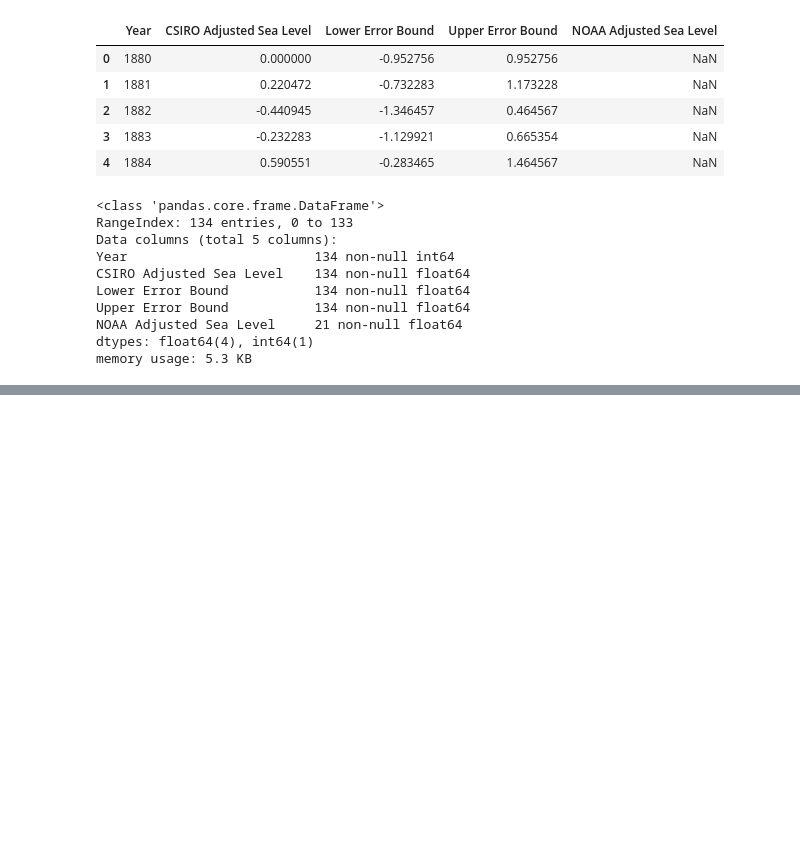
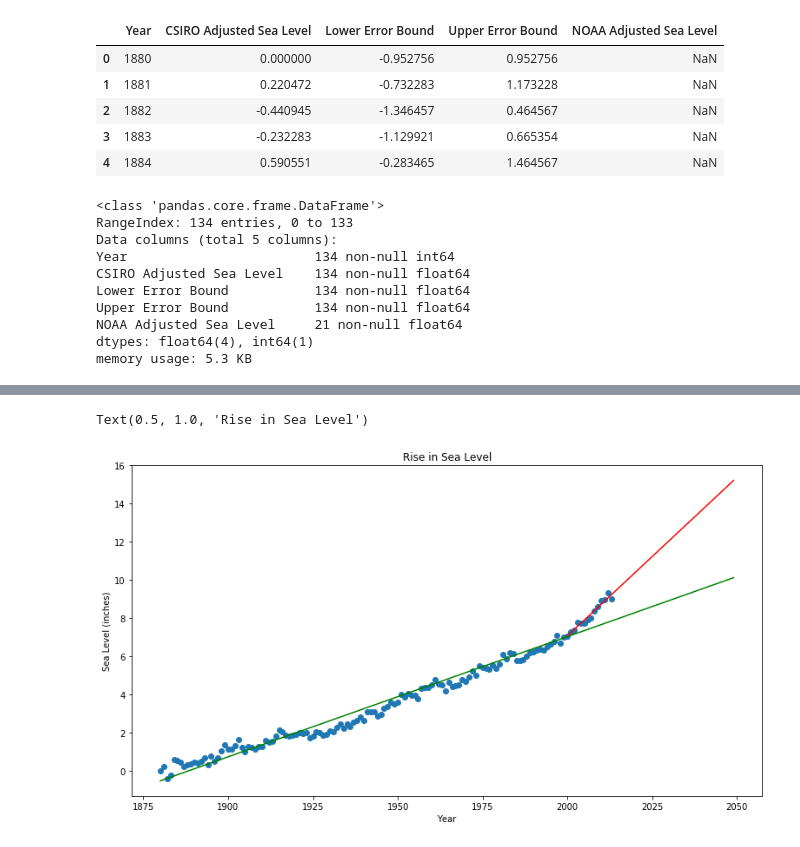
Before and after one commit to qwerty-cmd/Data-Analytics-Revision, a Jupyter notebook: Sea Level Predictor/Sea-Level-Predictor.ipynb, the cells around one changed output, grey strips where cells are left out. Drawn from its saved outputs; the diff is of its cells as text; code cells hidden in the pictures; blank space fills up the shorter version.

```diff
--- a/Sea Level Predictor/Sea-Level-Predictor.ipynb
+++ b/Sea Level Predictor/Sea-Level-Predictor.ipynb
@@ -113,0 +115,31 @@ draw_plot()
+# %%
+plt.figure(figsize = (13, 7))
+plt.scatter(df['Year'], df['CSIRO Adjusted Sea Level'])
+
+# Create first line of best fit
+x = df['Year']
+y = df['CSIRO Adjusted Sea Level']
+slope, intercept, rvalue, pvalue, stderr = linregress(x,y)
+x1 = list(range(1880, 2051))
+y1 = []
+for x in x1:
+    y1.append(slope*x + intercept)
+
+# Create second line of best fit
+xnew = df[df['Year']>= 2000]['Year']
+ynew = df[df['Year']>= 2000]['CSIRO Adjusted Sea Level']
+slope1, intercept1, rvalue1, pvalue1, stderr1 = linregress(xnew,ynew)
+x2 = list(range(2000, 2051))
+y2 = []
+for xnew in x2:
+    y2.append(slope1*xnew + intercept1)
+
+# Add labels and title
+plt.xlabel('Year')
+plt.ylabel('Sea Level (inches)')
+plt.plot(x1, y1, label = 'Best Fit Line 1', color='green')
+plt.plot(x2, y2, label = 'Best Fit Line 2', color='red')
+plt.title('Rise in Sea Level')
+# %% [output]
+Text(0.5, 1.0, 'Rise in Sea Level')
+[figure, added]
```
Also changed, not shown: parts of 2 cells of this notebook.
